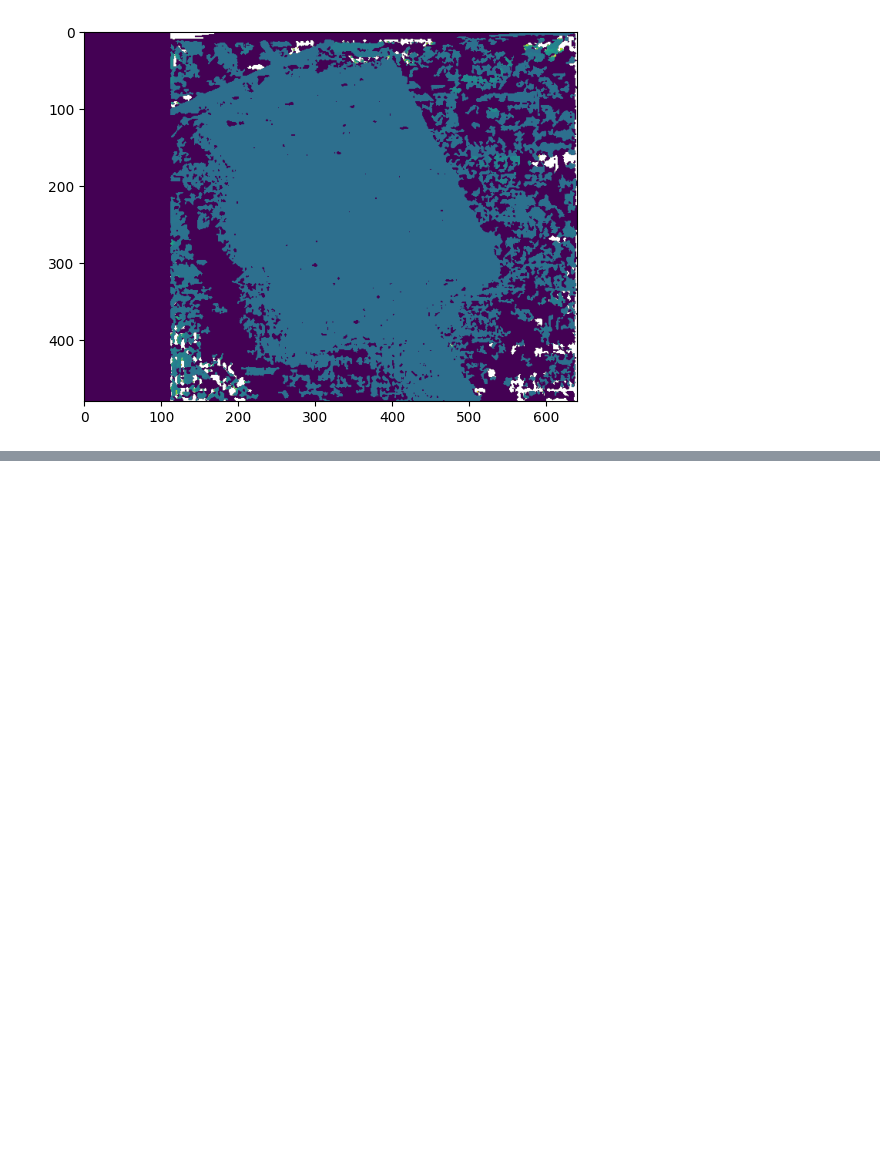
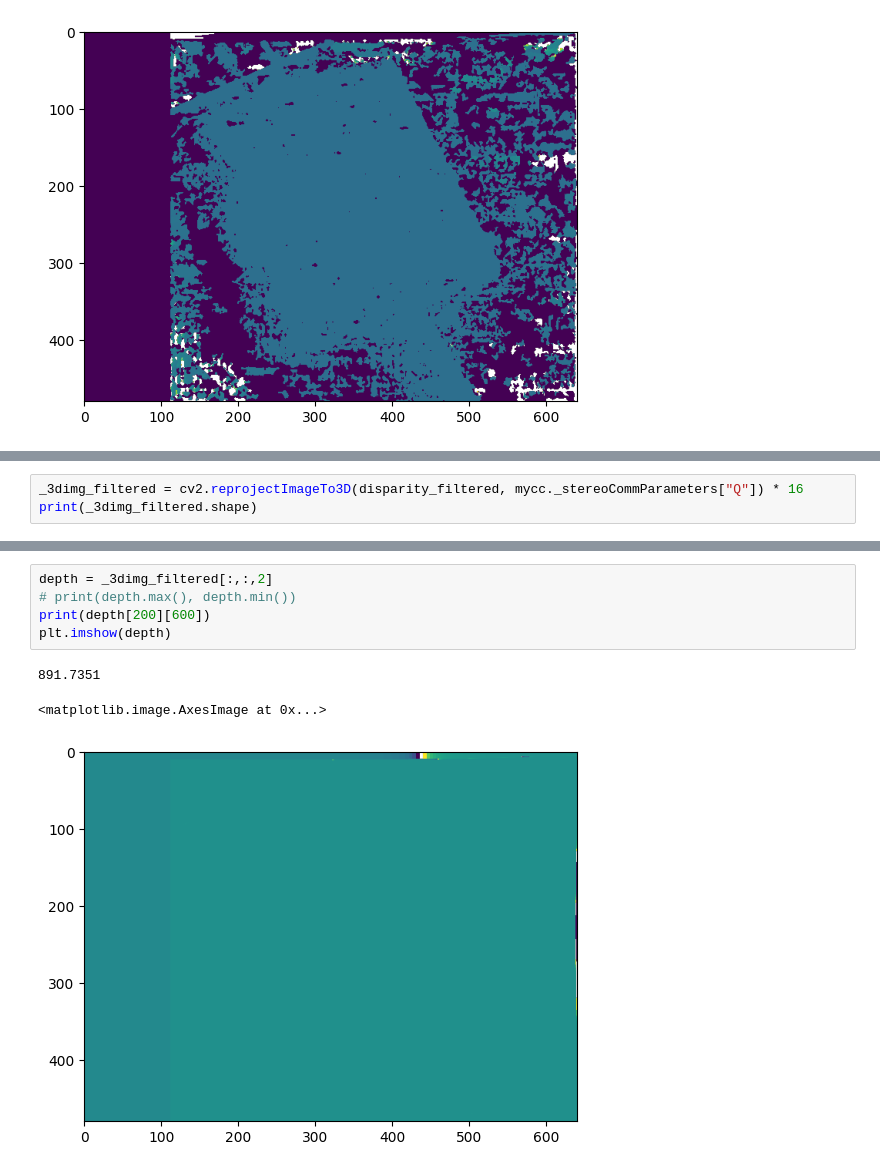
Before and after one commit to chenzhaoqiJM/camera3d_kit, a Jupyter notebook: stereo/calibration/calibra.ipynb, the cells around one changed output, grey strips where cells are left out. Drawn from its saved outputs; the diff is of its cells as text; blank space fills up the shorter version.

```diff
--- a/stereo/calibration/calibra.ipynb
+++ b/stereo/calibration/calibra.ipynb
@@ -300,0 +332,3 @@ right_matcher = cv2.ximgproc.createRightMatcher(sgbm)
+# %%
+_3dimg_filtered = cv2.reprojectImageTo3D(disparity_filtered, mycc._stereoCommParameters["Q"]) * 16
+print(_3dimg_filtered.shape)
@@ -300,0 +350,9 @@ right_matcher = cv2.ximgproc.createRightMatcher(sgbm)
+# %%
+depth = _3dimg_filtered[:,:,2]
+# print(depth.max(), depth.min())
+print(depth[200][600])
+plt.imshow(depth)
+# %% [output]
+891.7351
+<matplotlib.image.AxesImage at 0x...>
+[figure, added]
```
Also changed, not shown: parts of 12 cells of this notebook, 7 other files.
